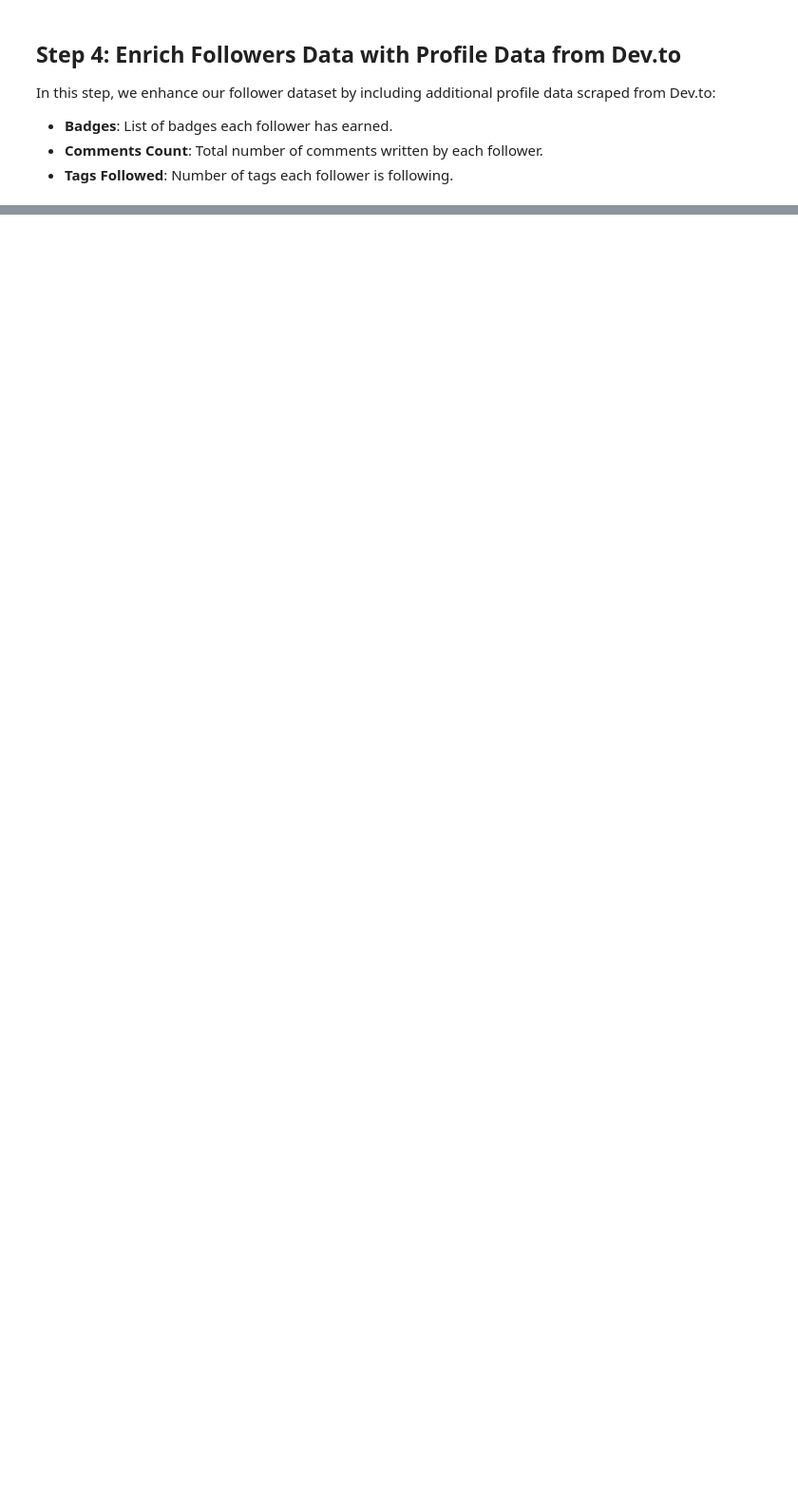
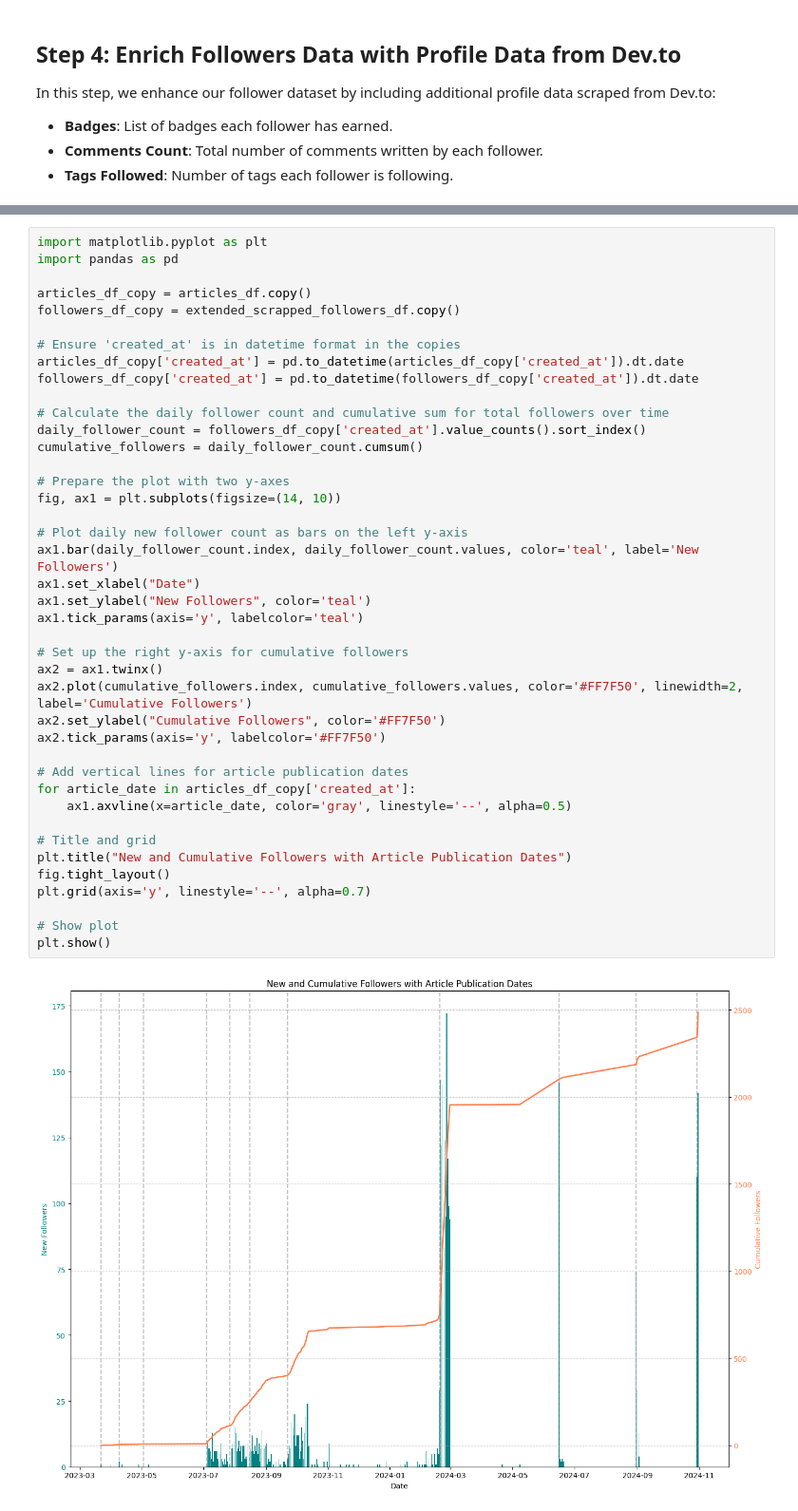
Before and after one commit to olgazju/blog_dev_to_audience_analyzer, a Jupyter notebook: analysis.ipynb, the cells around one changed output, grey strips where cells are left out. Shown at 95% size. Drawn from its saved outputs; the diff is of its cells as text; blank space fills up the shorter version.

```diff
--- a/analysis.ipynb
+++ b/analysis.ipynb
@@ -211,0 +166,43 @@ plt.show()
+# %%
+import matplotlib.pyplot as plt
+import pandas as pd
+
+articles_df_copy = articles_df.copy()
+followers_df_copy = extended_scrapped_followers_df.copy()
+
+# Ensure 'created_at' is in datetime format in the copies
+articles_df_copy['created_at'] = pd.to_datetime(articles_df_copy['created_at']).dt.date
+followers_df_copy['created_at'] = pd.to_datetime(followers_df_copy['created_at']).dt.date
+
+# Calculate the daily follower count and cumulative sum for total followers over time
+daily_follower_count = followers_df_copy['created_at'].value_counts().sort_index()
+cumulative_followers = daily_follower_count.cumsum()
+
+# Prepare the plot with two y-axes
+fig, ax1 = plt.subplots(figsize=(14, 10))
+
+# Plot daily new follower count as bars on the left y-axis
+ax1.bar(daily_follower_count.index, daily_follower_count.values, color='teal', label='New Followers')
+ax1.set_xlabel("Date")
+ax1.set_ylabel("New Followers", color='teal')
+ax1.tick_params(axis='y', labelcolor='teal')
+
+# Set up the right y-axis for cumulative followers
+ax2 = ax1.twinx()
+ax2.plot(cumulative_followers.index, cumulative_followers.values, color='#FF7F50', linewidth=2, label='Cumulative Followers')
+ax2.set_ylabel("Cumulative Followers", color='#FF7F50')
+ax2.tick_params(axis='y', labelcolor='#FF7F50')
+
+# Add vertical lines for article publication dates
+for article_date in articles_df_copy['created_at']:
+    ax1.axvline(x=article_date, color='gray', linestyle='--', alpha=0.5)
+
+# Title and grid
+plt.title("New and Cumulative Followers with Article Publication Dates")
+fig.tight_layout()
+plt.grid(axis='y', linestyle='--', alpha=0.7)
+
+# Show plot
+plt.show()
+# %% [output]
+[figure, added]
```
Also changed, not shown: parts of 22 cells of this notebook, 2 other files.
